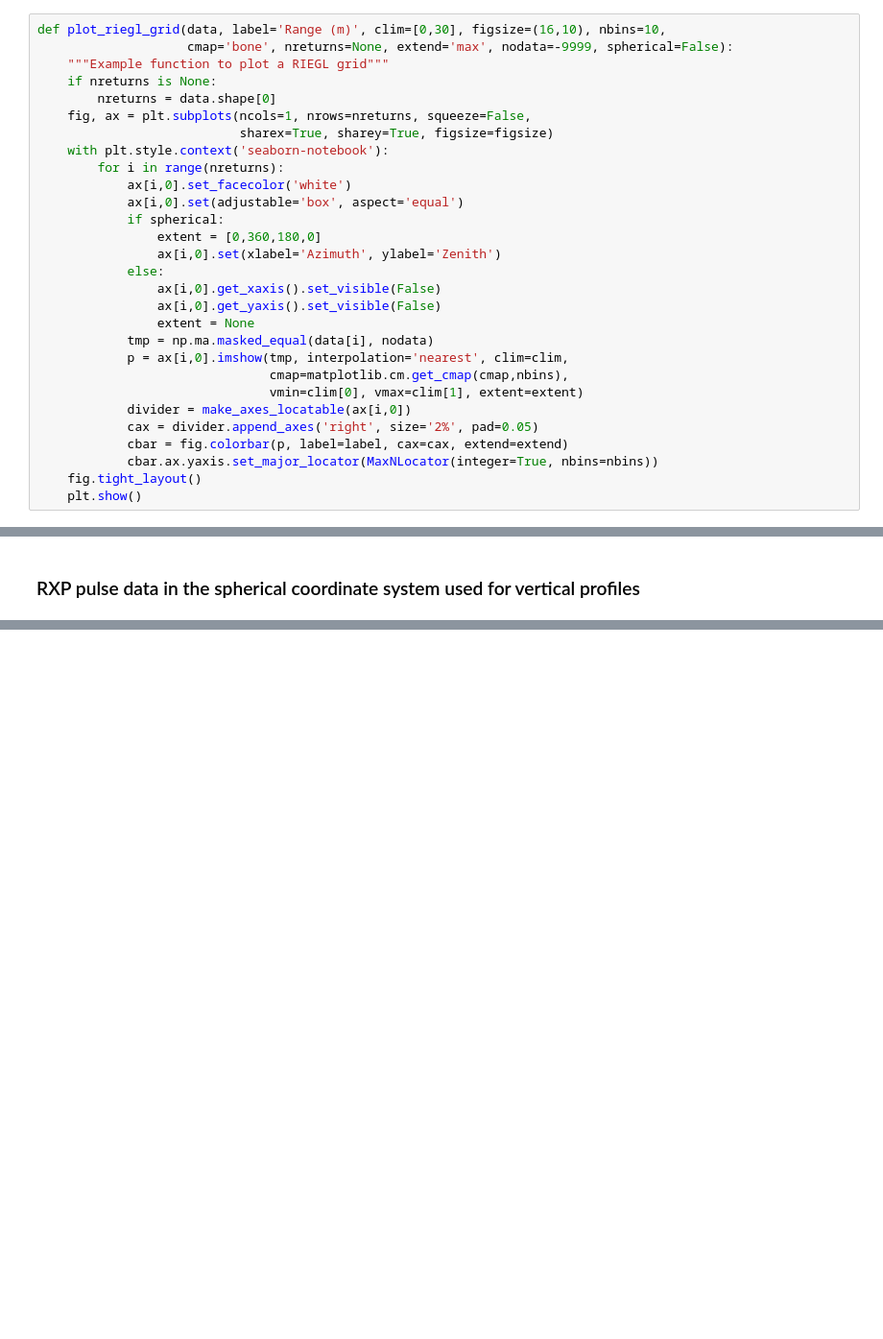
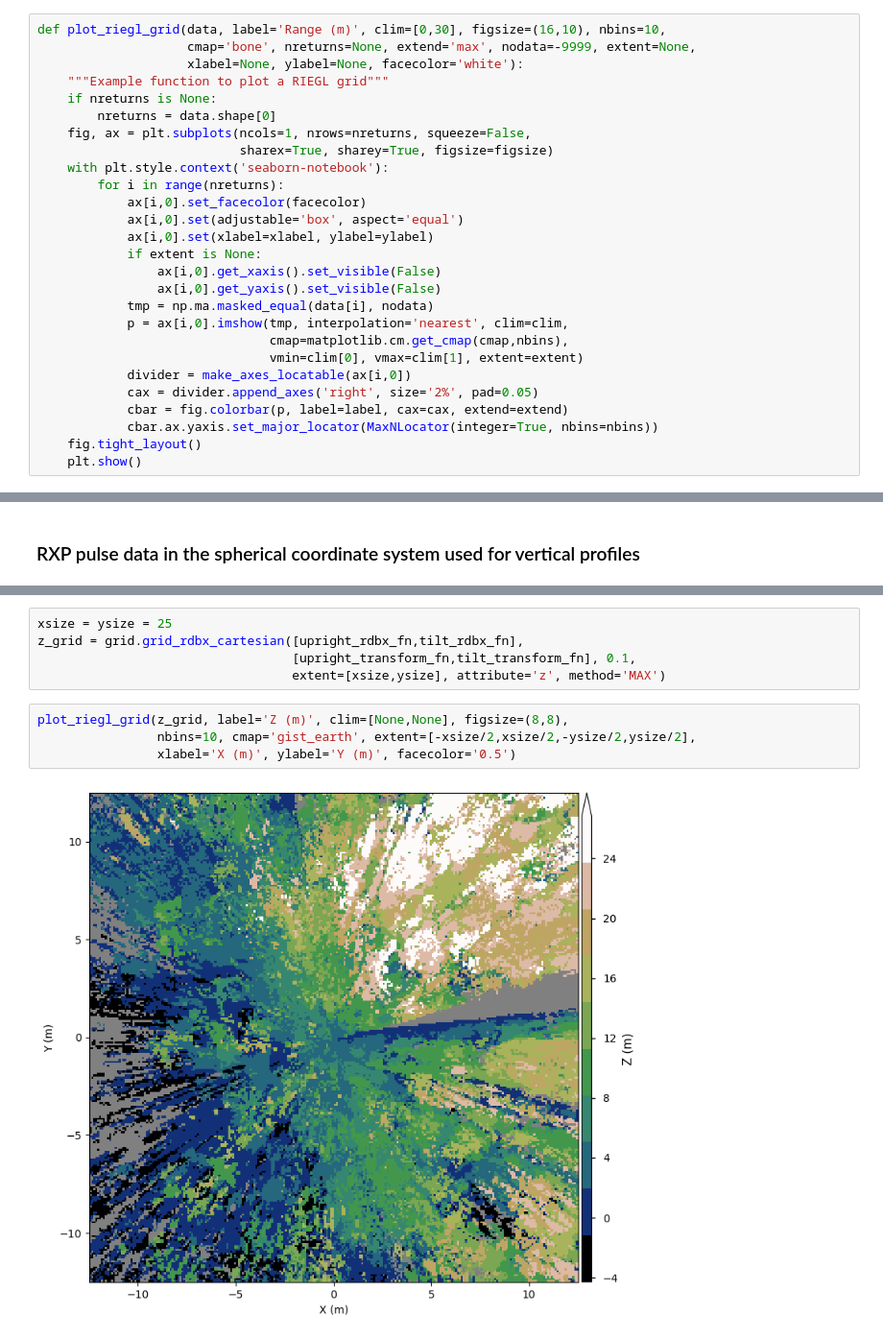
Before and after one commit to armstonj/pylidar-tls-canopy, a Jupyter notebook: notebooks/01_gridding_example.ipynb, the cells around one changed output, grey strips where cells are left out. Shown: that part at 96% size. Saved outputs shown, nothing was run; the diff lists cells and outputs as text; blank space fills up the shorter version.

```diff
--- a/notebooks/01_gridding_example.ipynb
+++ b/notebooks/01_gridding_example.ipynb
@@ -19,7 +19,8 @@ from riegl_canopy import riegl_io, grid
 ## Some plotting functions
 # %%
 def plot_riegl_grid(data, label='Range (m)', clim=[0,30], figsize=(16,10), nbins=10,
-                    cmap='bone', nreturns=None, extend='max', nodata=-9999, spherical=False):
+                    cmap='bone', nreturns=None, extend='max', nodata=-9999, extent=None,
+                    xlabel=None, ylabel=None, facecolor='white'):
     """Example function to plot a RIEGL grid"""
     if nreturns is None:
         nreturns = data.shape[0]
@@ -27,15 +28,12 @@ def plot_riegl_grid(data, label='Range (m)', clim=[0,30], figsize=(16,10), nbins
                            sharex=True, sharey=True, figsize=figsize)
     with plt.style.context('seaborn-notebook'):
         for i in range(nreturns):
-            ax[i,0].set_facecolor('white')
+            ax[i,0].set_facecolor(facecolor)
             ax[i,0].set(adjustable='box', aspect='equal')
-            if spherical:
-                extent = [0,360,180,0]
-                ax[i,0].set(xlabel='Azimuth', ylabel='Zenith')
-            else:
+            ax[i,0].set(xlabel=xlabel, ylabel=ylabel)
+            if extent is None:
                 ax[i,0].get_xaxis().set_visible(False)
                 ax[i,0].get_yaxis().set_visible(False)
-                extent = None
             tmp = np.ma.masked_equal(data[i], nodata)
             p = ax[i,0].imshow(tmp, interpolation='nearest', clim=clim,
                                cmap=matplotlib.cm.get_cmap(cmap,nbins),
@@ -119,0 +132,11 @@ plot_riegl_grid(tilt_zenith_grid, label='Radians', clim=[0,np.pi], figsize=(12,8
+# %%
+xsize = ysize = 25
+z_grid = grid.grid_rdbx_cartesian([upright_rdbx_fn,tilt_rdbx_fn],
+                                  [upright_transform_fn,tilt_transform_fn], 0.1,
+                                  extent=[xsize,ysize], attribute='z', method='MAX')
+# %%
+plot_riegl_grid(z_grid, label='Z (m)', clim=[None,None], figsize=(8,8),
+                nbins=10, cmap='gist_earth', extent=[-xsize/2,xsize/2,-ysize/2,ysize/2],
+                xlabel='X (m)', ylabel='Y (m)', facecolor='0.5')
+# %% [output]
+[figure, added]
```
Also changed, not shown: parts of 10 cells of this notebook, 8 other files.
